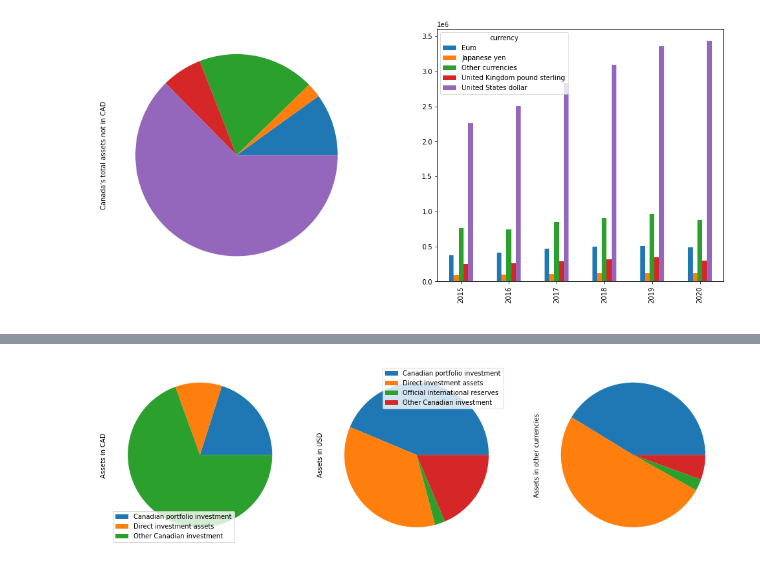
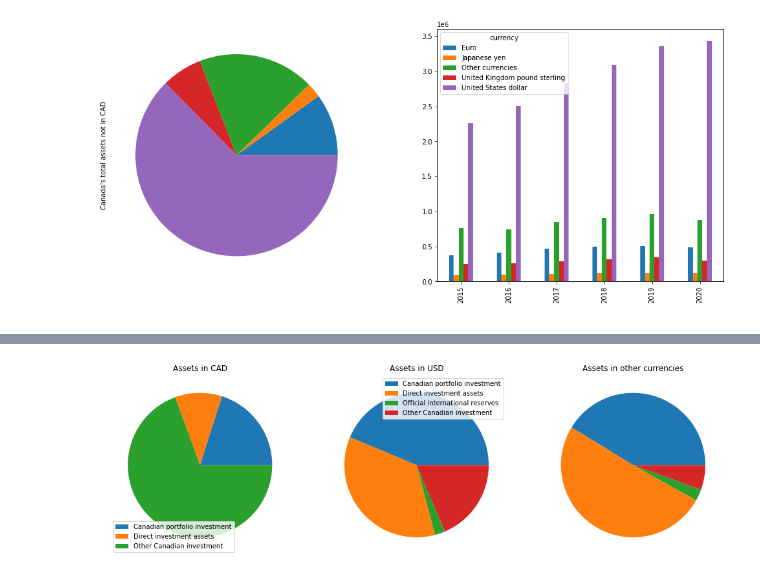
Before and after one commit to pimsmath/Ovintiv, a Jupyter notebook: Mobook_CIIP_2.ipynb, the cells around one changed output, grey strips where cells are left out. Cells and saved outputs as stored; diff of their text form; code cells hidden in the pictures.

```diff
--- a/Mobook_CIIP_2.ipynb
+++ b/Mobook_CIIP_2.ipynb
@@ -267,14 +286,18 @@ labels=None, ylabel="Liabilites in other currencies", ax=axes[2]);
 # %%
+cadasset_df = df.loc[(l1a_loc) & (df.currency == "Canadian dollar")]
+usdasset_df = df.loc[(l1a_loc) & (df.currency == "United States dollar")]
+otherasset_df = df.loc[(l1a_loc) & (noncadusd_cur_loc)]
+
 fig, axes = plt.subplots(nrows=1, ncols=3)
 fig.set_size_inches(17, 7)
 
-df.loc[(l1a_loc) & (df.currency == "Canadian dollar")].groupby("ciip").mean().value.plot.pie(legend=True,
-labels=None, ylabel="Assets in CAD", ax=axes[0])
+cadasset_df.groupby("ciip").mean().value.plot.pie(legend=True,
+labels=None, title="Assets in CAD", ax=axes[0], ylabel=" ")
 
-df.loc[(l1a_loc) & (df.currency == "United States dollar")].groupby("ciip").mean().value.plot.pie(legend=True,
-labels=None, ylabel="Assets in USD", ax=axes[1]);
+usdasset_df.groupby("ciip").mean().value.plot.pie(legend=True,
+labels=None, title="Assets in USD", ax=axes[1], ylabel=" ");
 
-df.loc[(l1a_loc) & (noncadusd_cur_loc)].groupby("ciip").mean().value.plot.pie(legend=False,
-labels=None, ylabel="Assets in other currencies", ax=axes[2]);
+otherasset_df.groupby("ciip").mean().value.plot.pie(legend=False,
+labels=None, title="Assets in other currencies", ax=axes[2], ylabel=" ");
 # %% [output]
-[figure, old version]
+[figure, new version]
```
Also changed, not shown: parts of 3 cells of this notebook.
